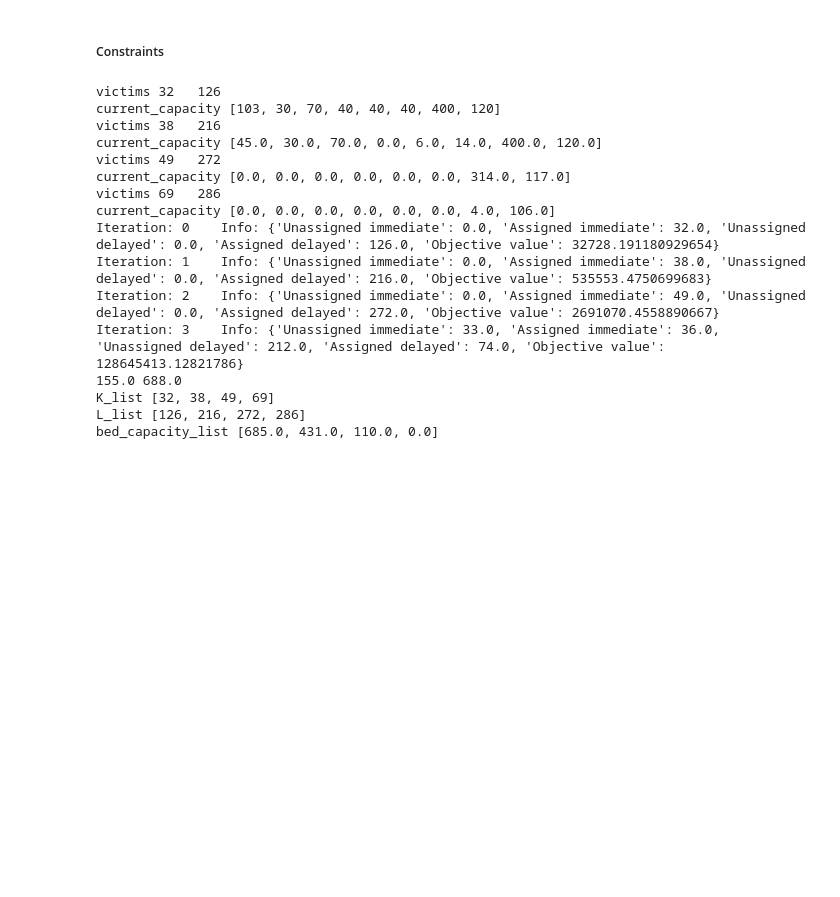
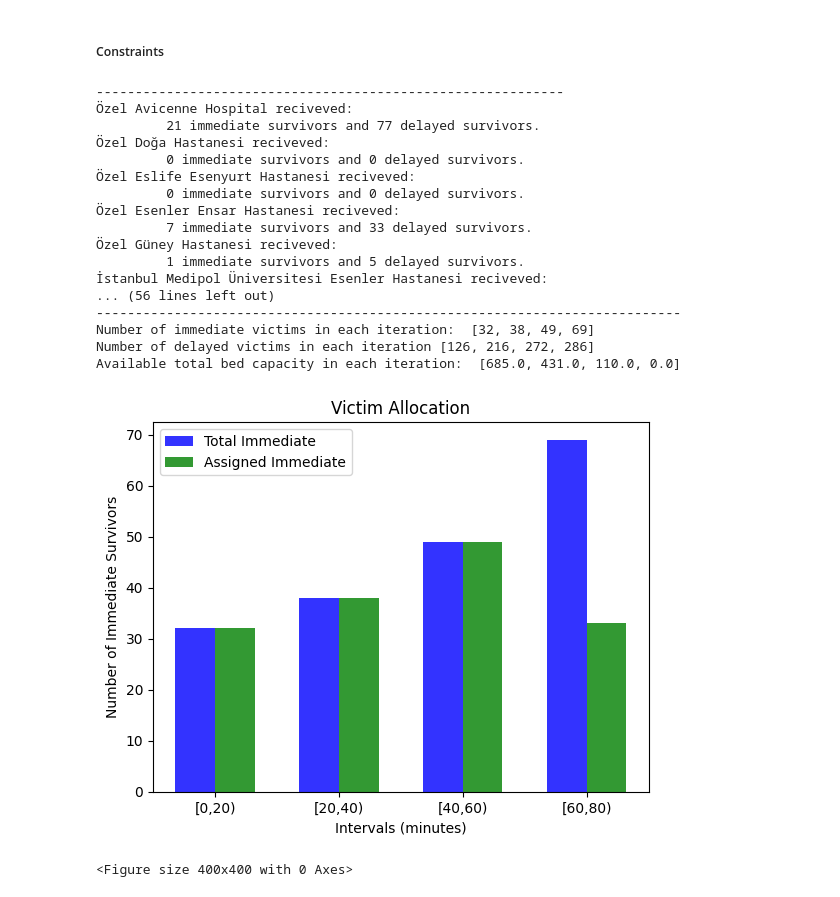
Before and after one commit to busra-ashak/INDR491-Victim-Allocation, a Jupyter notebook: INDR491_victim_allocation_better.ipynb, the cells around one changed output. Cells and saved outputs as stored; diff of their text form; code cells hidden in the pictures; blank space fills up the shorter version.

```diff
--- a/INDR491_victim_allocation_better.ipynb
+++ b/INDR491_victim_allocation_better.ipynb
@@ -157,31 +172,56 @@ def record_of_allocation(time_interval):
 # %%
 time_interval = 20
 result = record_of_allocation(time_interval)
-total_immediate = 0
-total_delayed = 0
-for key,value in result.items():
-    print("Iteration:", key, "\tInfo:", value)
-    total_immediate += value['Assigned immediate']
-    total_delayed += value['Assigned delayed']
-print(total_immediate, total_delayed)
-
-print("K_list", K_list)
-print("L_list", L_list)
-print("bed_capacity_list", bed_capacity_list)
+print("---------------------------------------------------------------------------")
+print("Number of immediate victims in each iteration: ", K_list)
+print("Number of delayed victims in each iteration", L_list)
+print("Available total bed capacity in each iteration: ", bed_capacity_list)
 # %% [output]
-victims 32   126
-current_capacity [103, 30, 70, 40, 40, 40, 400, 120]
-victims 38   216
-current_capacity [45.0, 30.0, 70.0, 0.0, 6.0, 14.0, 400.0, 120.0]
-victims 49   272
-current_capacity [0.0, 0.0, 0.0, 0.0, 0.0, 0.0, 314.0, 117.0]
-victims 69   286
-current_capacity [0.0, 0.0, 0.0, 0.0, 0.0, 0.0, 4.0, 106.0]
-Iteration: 0    Info: {'Unassigned immediate': 0.0, 'Assigned immediate': 32.0, 'Unassigned delayed': 0.0, 'Assigned delayed': 126.0, 'Objective value': 32728.191180929654}
-Iteration: 1    Info: {'Unassigned immediate': 0.0, 'Assigned immediate': 38.0, 'Unassigned delayed': 0.0, 'Assigned delayed': 216.0, 'Objective value': 535553.4750699683}
-Iteration: 2    Info: {'Unassigned immediate': 0.0, 'Assigned immediate': 49.0, 'Unassigned delayed': 0.0, 'Assigned delayed': 272.0, 'Objective value': 2691070.4558890667}
-Iteration: 3    Info: {'Unassigned immediate': 33.0, 'Assigned immediate': 36.0, 'Unassigned delayed': 212.0, 'Assigned delayed': 74.0, 'Objective value': 128645413.12821786}
-155.0 688.0
-K_list [32, 38, 49, 69]
-L_list [126, 216, 272, 286]
-bed_capacity_list [685.0, 431.0, 110.0, 0.0]
+------------------------------------------------------------
+Özel Avicenne Hospital reciveved:
+         21 immediate survivors and 77 delayed survivors.
+Özel Doğa Hastanesi reciveved:
+         0 immediate survivors and 0 delayed survivors.
+Özel Eslife Esenyurt Hastanesi reciveved:
+         0 immediate survivors and 0 delayed survivors.
+Özel Esenler Ensar Hastanesi reciveved:
+         7 immediate survivors and 33 delayed survivors.
+Özel Güney Hastanesi reciveved:
+         1 immediate survivors and 5 delayed survivors.
+İstanbul Medipol Üniversitesi Esenler Hastanesi reciveved:
+... (56 lines left out)
+---------------------------------------------------------------------------
+Number of immediate victims in each iteration:  [32, 38, 49, 69]
+Number of delayed victims in each iteration [126, 216, 272, 286]
+Available total bed capacity in each iteration:  [685.0, 431.0, 110.0, 0.0]
+# %%
+# data to plot
+n_groups = 4
+
+# create plot
+fig, ax = plt.subplots()
+index = np.arange(n_groups)/4
+bar_width = 0.08
+opacity = 0.8
+
+rects1 = plt.bar(index + bar_width/2, K_list, bar_width,
+alpha=opacity,
+color='b',
+label='Total Immediate', align='center')
+
+rects2 = plt.bar(index + 3*bar_width/2, assigned_immediate_list, bar_width,
+alpha=opacity,
+color='g',
+label='Assigned Immediate', align='center')
+
+plt.xlabel('Intervals (minutes)')
+plt.ylabel('Number of Immediate Survivors')
+plt.title('Victim Allocation')
+plt.xticks(index + bar_width, ('[0,20)', '[20,40)', '[40,60)', '[60,80)'))
+plt.legend()
+plt.figure(figsize=(4,4))
+plt.tight_layout()
+plt.show()
+# %% [output]
+[figure, added]
+<Figure size 400x400 with 0 Axes>
```
Also changed, not shown: parts of 9 cells of this notebook, 1 other file.
